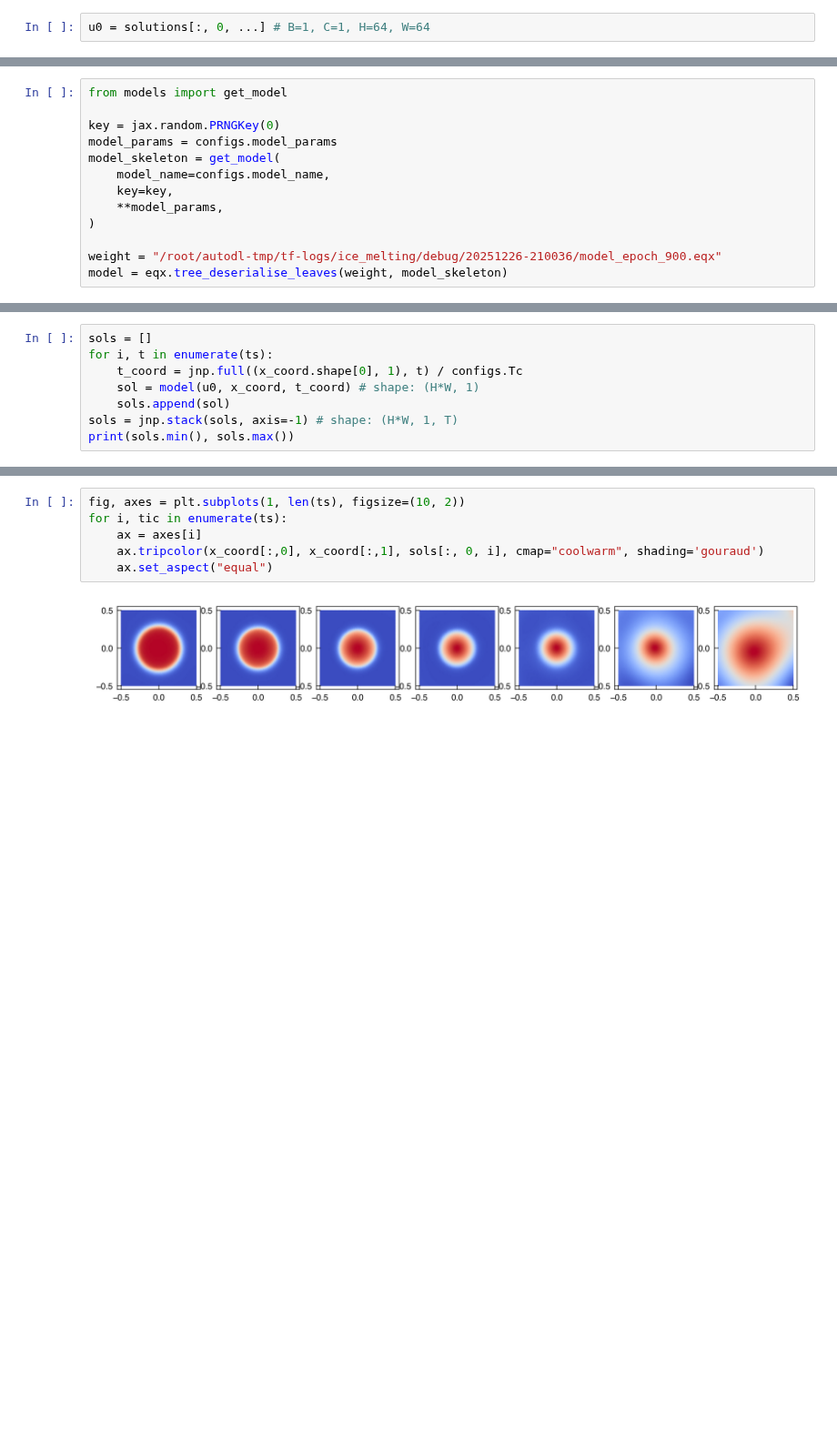
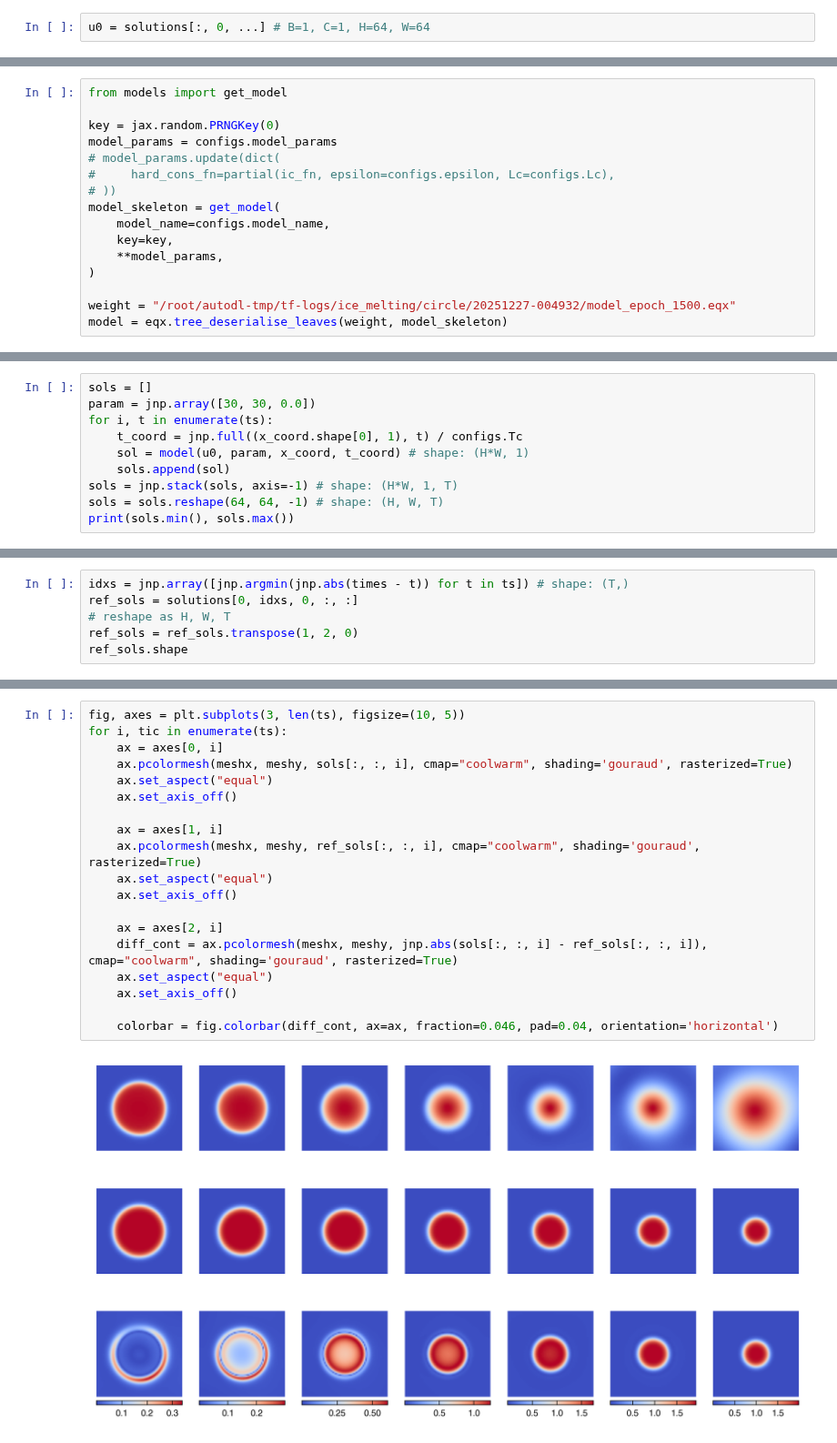
Before and after one commit to NanxiiChen/PI-CViT, a Jupyter notebook: ice_melting/eval.ipynb, the cells around one changed output, grey strips where cells are left out. Shown at 91% size. Cells and saved outputs as stored; diff of their text form; blank space fills up the shorter version.

```diff
--- a/ice_melting/eval.ipynb
+++ b/ice_melting/eval.ipynb
@@ -90,12 +110,15 @@ from models import get_model
 
 key = jax.random.PRNGKey(0)
 model_params = configs.model_params
+# model_params.update(dict(
+#     hard_cons_fn=partial(ic_fn, epsilon=configs.epsilon, Lc=configs.Lc),
+# ))
 model_skeleton = get_model(
     model_name=configs.model_name,
     key=key,
     **model_params,
 )
 
-weight = "/root/autodl-tmp/tf-logs/ice_melting/debug/20251226-210036/model_epoch_900.eqx"
+weight = "/root/autodl-tmp/tf-logs/ice_melting/circle/20251227-004932/model_epoch_1500.eqx"
 model = eqx.tree_deserialise_leaves(weight, model_skeleton)
 # %%
@@ -130,10 +140,12 @@ u0 = u0.reshape(1, 64, 64)
 (4096, 2)
 # %%
 sols = []
+param = jnp.array([30, 30, 0.0])
 for i, t in enumerate(ts):
     t_coord = jnp.full((x_coord.shape[0], 1), t) / configs.Tc
-    sol = model(u0, x_coord, t_coord) # shape: (H*W, 1)
+    sol = model(u0, param, x_coord, t_coord) # shape: (H*W, 1)
     sols.append(sol)
 sols = jnp.stack(sols, axis=-1) # shape: (H*W, 1, T)
+sols = sols.reshape(64, 64, -1) # shape: (H, W, T)
 print(sols.min(), sols.max())
 # %% [output]
@@ -140,0 +153,6 @@ print(sols.min(), sols.max())
+# %%
+idxs = jnp.array([jnp.argmin(jnp.abs(times - t)) for t in ts]) # shape: (T,)
+ref_sols = solutions[0, idxs, 0, :, :]
+# reshape as H, W, T
+ref_sols = ref_sols.transpose(1, 2, 0)
+ref_sols.shape
@@ -141,8 +161,21 @@ print(sols.min(), sols.max())
 # %%
-fig, axes = plt.subplots(1, len(ts), figsize=(10, 2))
+fig, axes = plt.subplots(3, len(ts), figsize=(10, 5))
 for i, tic in enumerate(ts):
-    ax = axes[i]
-    ax.tripcolor(x_coord[:,0], x_coord[:,1], sols[:, 0, i], cmap="coolwarm", shading='gouraud')
+    ax = axes[0, i]
+    ax.pcolormesh(meshx, meshy, sols[:, :, i], cmap="coolwarm", shading='gouraud', rasterized=True)
     ax.set_aspect("equal")
+    ax.set_axis_off()
+
+    ax = axes[1, i]
+    ax.pcolormesh(meshx, meshy, ref_sols[:, :, i], cmap="coolwarm", shading='gouraud', rasterized=True)
+    ax.set_aspect("equal")
+    ax.set_axis_off()
+
+    ax = axes[2, i]
+    diff_cont = ax.pcolormesh(meshx, meshy, jnp.abs(sols[:, :, i] - ref_sols[:, :, i]), cmap="coolwarm", shading='gouraud', rasterized=True)
+    ax.set_aspect("equal")
+    ax.set_axis_off()
+
+    colorbar = fig.colorbar(diff_cont, ax=ax, fraction=0.046, pad=0.04, orientation='horizontal')
 # %% [output]
-[figure, old version]
+[figure, new version]
```
Also changed, not shown: parts of 5 cells of this notebook, 4 other files.
